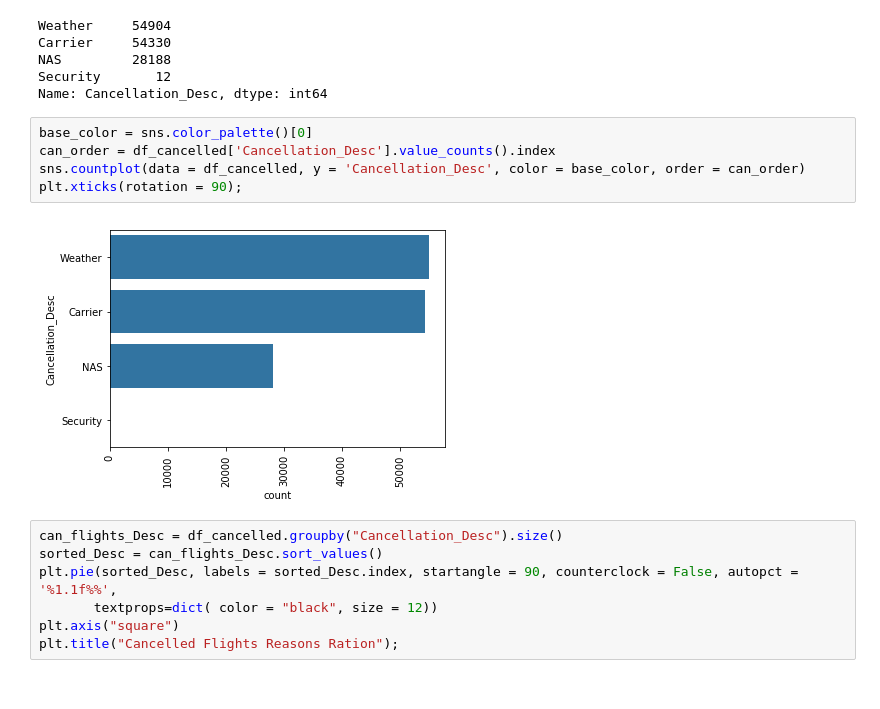
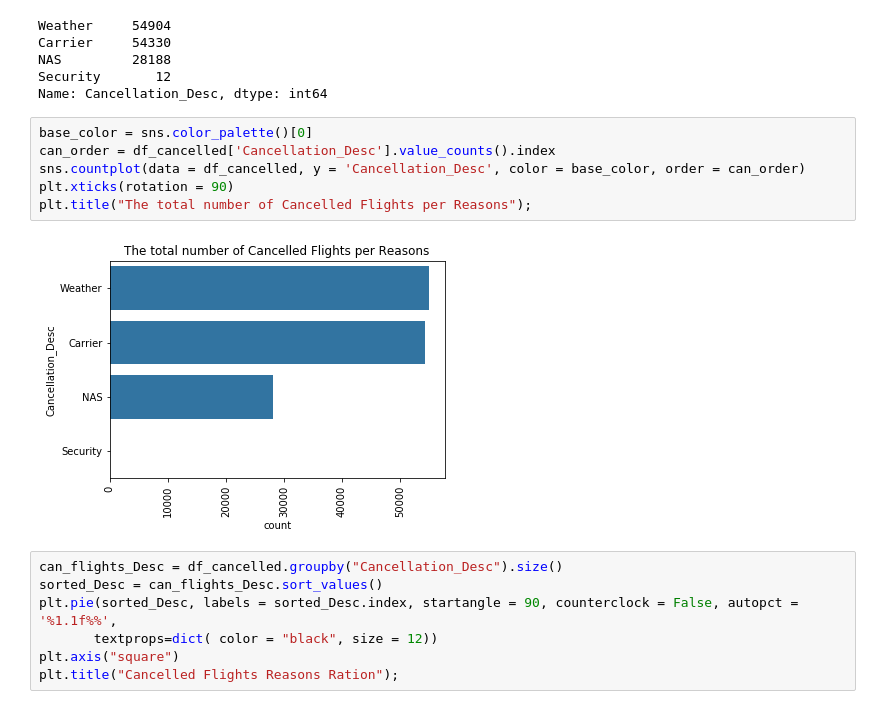
Before and after one commit to ManalAlkallas/Ford_GoBike_Analysis, a Jupyter notebook: USA_Flight_Exploration_Analysis.ipynb, the cells around one changed output. Drawn from its saved outputs; the diff is of its cells as text.

```diff
--- a/USA_Flight_Exploration_Analysis.ipynb
+++ b/USA_Flight_Exploration_Analysis.ipynb
@@ -537,10 +537,11 @@ Name: Cancellation_Desc, dtype: int64
 # %%
 base_color = sns.color_palette()[0]
 can_order = df_cancelled['Cancellation_Desc'].value_counts().index
 sns.countplot(data = df_cancelled, y = 'Cancellation_Desc', color = base_color, order = can_order)
-plt.xticks(rotation = 90);
+plt.xticks(rotation = 90)
+plt.title("The total number of Cancelled Flights per Reasons");
 # %% [output]
-[figure, old version]
+[figure, new version]
 # %%
 can_flights_Desc = df_cancelled.groupby("Cancellation_Desc").size()
 sorted_Desc = can_flights_Desc.sort_values()
```
Also changed, not shown: parts of 12 cells of this notebook, 10 other files.
